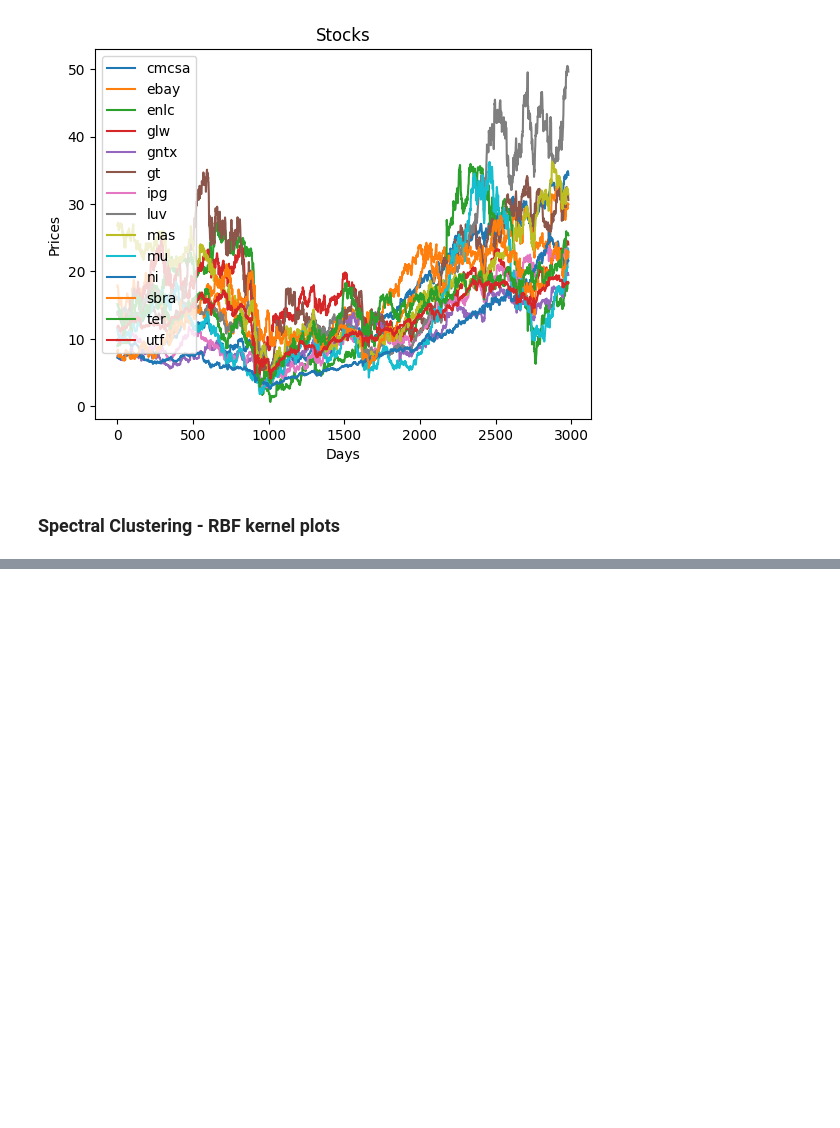
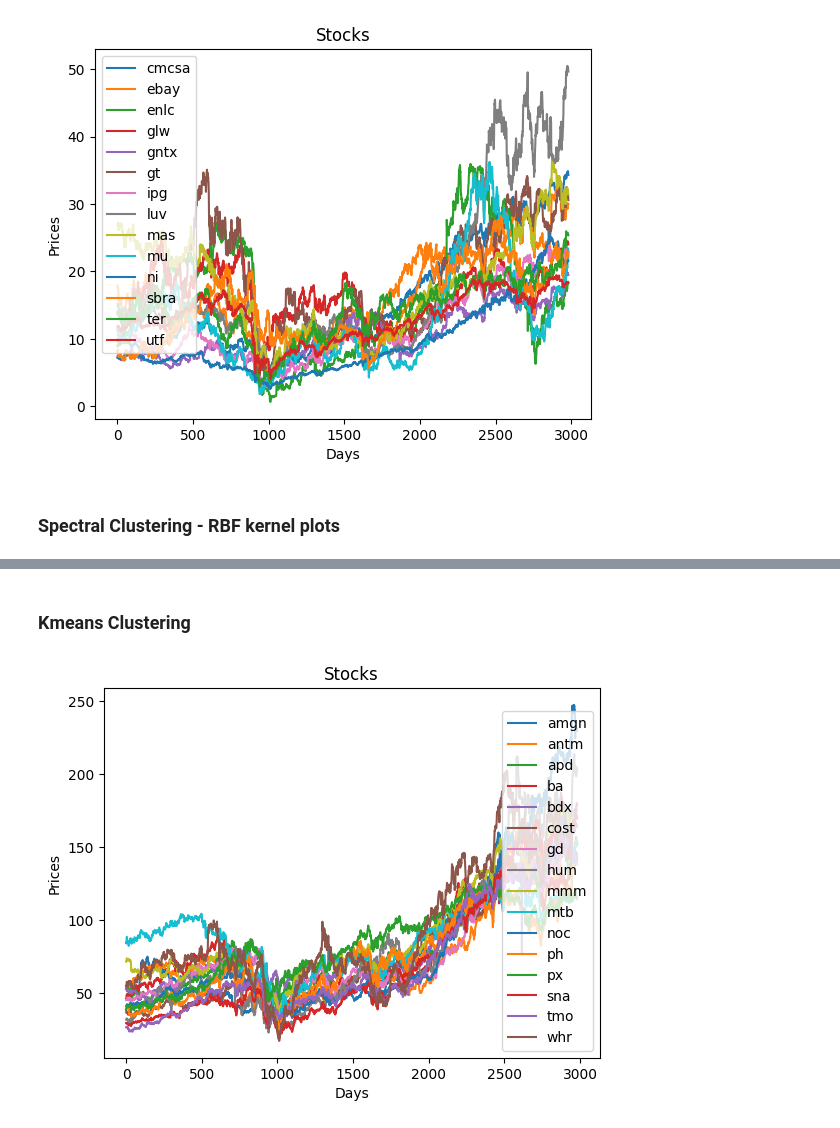
Before and after one commit to carlaMorral/Project-Stock-Market, a Jupyter notebook: clustering/plot_series.ipynb, the cells around one changed output, grey strips where cells are left out. Drawn from its saved outputs; the diff is of its cells as text; code cells hidden in the pictures; blank space fills up the shorter version.

```diff
--- a/clustering/plot_series.ipynb
+++ b/clustering/plot_series.ipynb
@@ -57,0 +63,7 @@ plot(comps)
+# %% [markdown]
+### Kmeans Clustering
+# %%
+comps = ['amgn', 'antm', 'apd', 'ba', 'bdx', 'cost', 'gd', 'hum', 'mmm', 'mtb', 'noc', 'ph', 'px', 'sna', 'tmo', 'whr']
+plot(comps)
+# %% [output]
+[figure, added]
```
Also changed, not shown: parts of 8 cells of this notebook.
